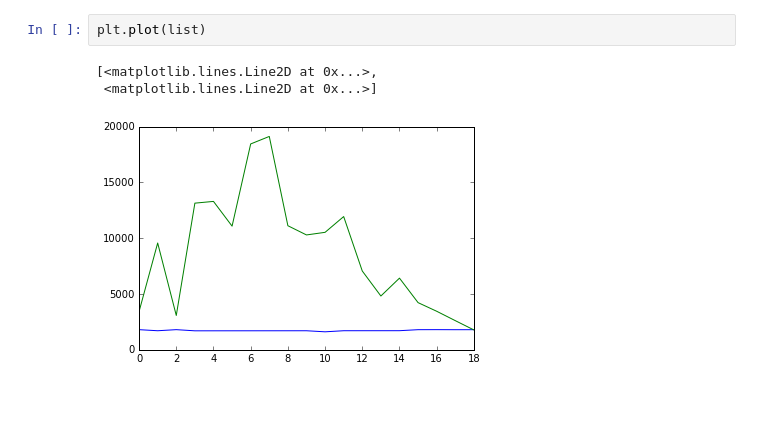
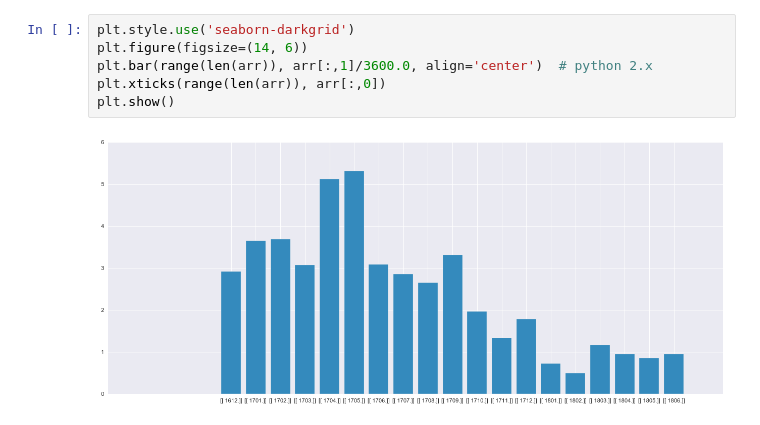
Before and after one commit to syberiansahara/Hitches, a Jupyter notebook: Hitches.ipynb, the cells around one changed output. Cells and saved outputs as stored; diff of their text form; blank space fills up the shorter version.

```diff
--- a/Hitches.ipynb
+++ b/Hitches.ipynb
@@ -174,6 +92,8 @@ plt.show()
-# %%
-plt.plot(list)
-# %% [output]
-[<matplotlib.lines.Line2D at 0x...>,
- <matplotlib.lines.Line2D at 0x...>]
-[figure, removed]
+# %%
+plt.style.use('seaborn-darkgrid')
+plt.figure(figsize=(14, 6))
+plt.bar(range(len(arr)), arr[:,1]/3600.0, align='center')  # python 2.x
+plt.xticks(range(len(arr)), arr[:,0])
+plt.show()
+# %% [output]
+[figure, added]
```
Also changed, not shown: parts of 17 cells of this notebook.
